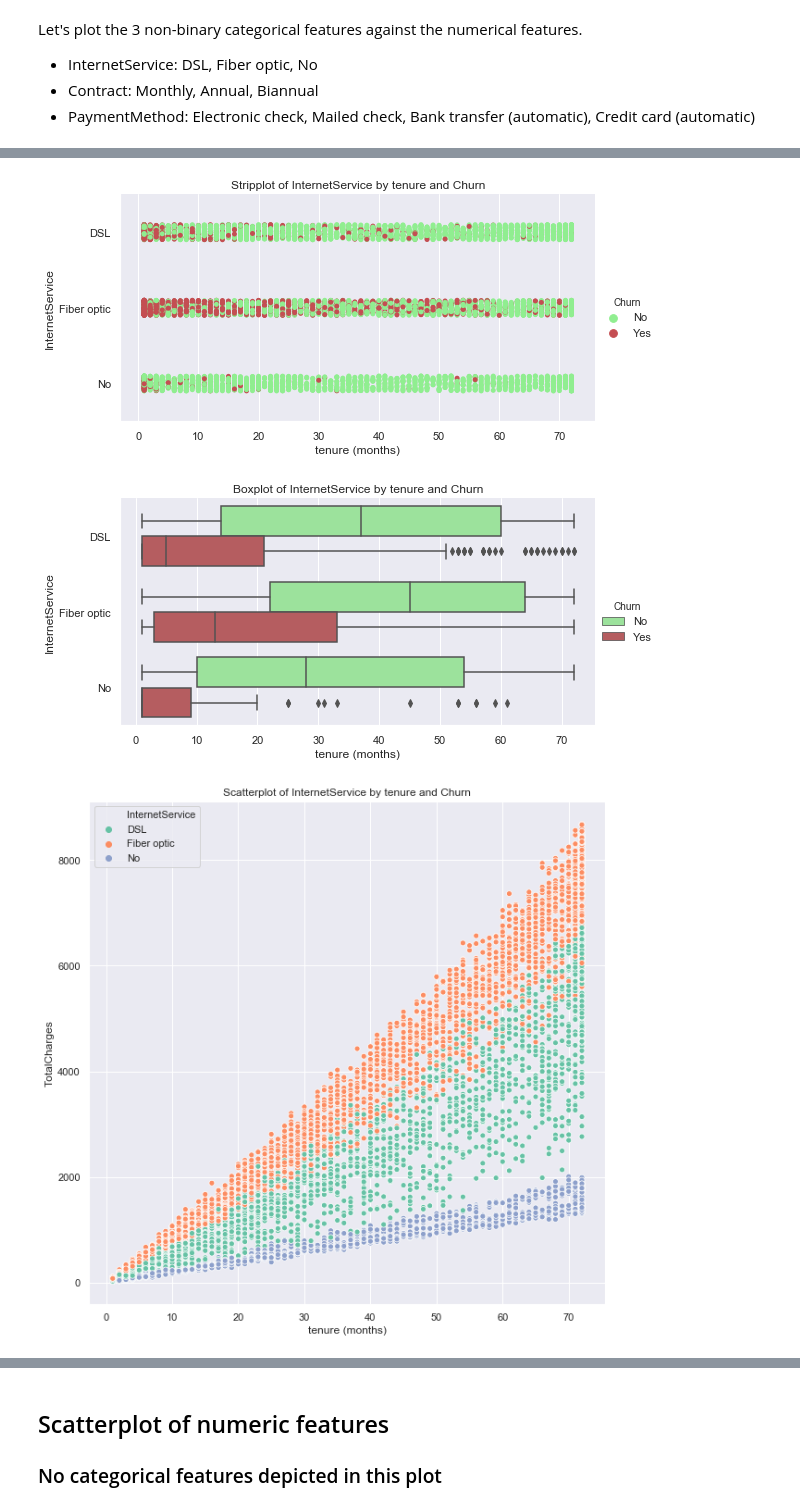
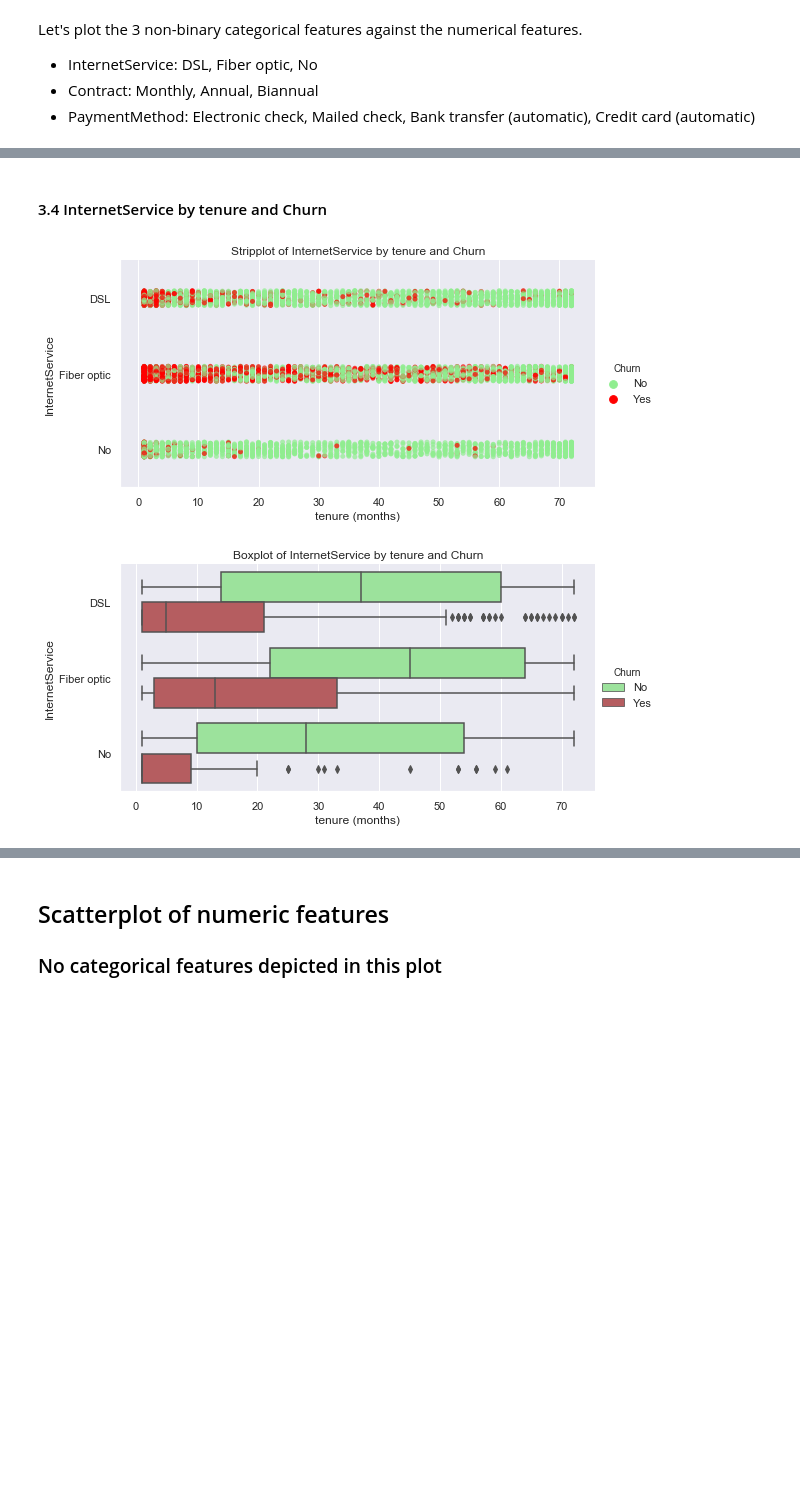
Before and after one commit to ayn28/Project-Portfolio, a Jupyter notebook: current-capstone-project/customer-churn/Customer_Churn.ipynb, the cells around one changed output, grey strips where cells are left out. Drawn from its saved outputs; the diff is of its cells as text; code cells hidden in the pictures; blank space fills up the shorter version.

```diff
--- a/current-capstone-project/customer-churn/Customer_Churn.ipynb
+++ b/current-capstone-project/customer-churn/Customer_Churn.ipynb
@@ -332,20 +330,15 @@ Let's plot the 3 non-binary categorical features against the numerical features.
+# %% [markdown]
+#### 3.4 InternetService by tenure and Churn
 # %%
 # Stripplot
-sns.catplot(x='tenure', y='InternetService', hue='Churn', kind='strip', palette=['lightgreen', 'r'], height=4, aspect=2, data=df);
+sns.catplot(x='tenure', y='InternetService', hue='Churn', kind='strip', palette=['lightgreen', 'red'], alpha=0.7, height=4, aspect=2, data=df);
 plt.title('Stripplot of InternetService by tenure and Churn');
 plt.xlabel('tenure (months)');
 
 # Boxplot
 sns.catplot(x='tenure', y='InternetService', hue='Churn', kind='box', palette=['lightgreen', 'r'], height=4, aspect=2, data=df);
 plt.title('Boxplot of InternetService by tenure and Churn');
 plt.xlabel('tenure (months)');
-
-# Scatterplot
-plt.figure(figsize=(10, 10))
-sns.scatterplot(x='tenure', y='TotalCharges', hue='InternetService', palette='Set2', data=df);
-plt.xlabel('tenure (months)');
-plt.title('Scatterplot of InternetService by tenure and Churn');
 # %% [output]
-[figure, old version]
+[figure, new version]
 [figure]
-[figure, removed]
```
Also changed, not shown: parts of 4 cells of this notebook.
